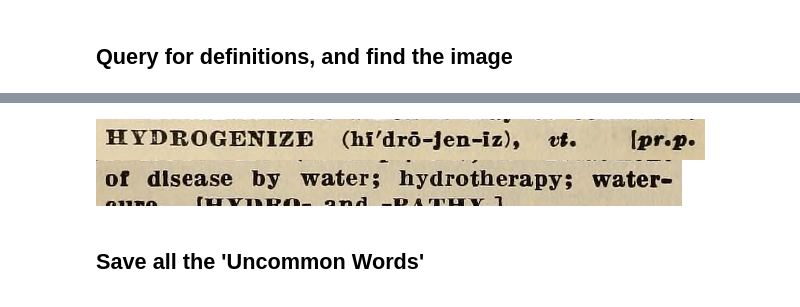
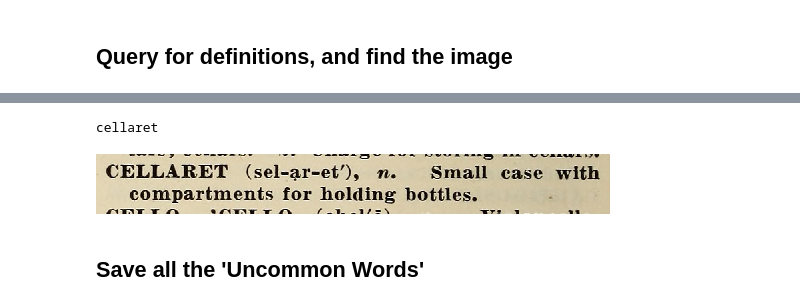
Before and after one commit to organisciak/unusual-words, a Jupyter notebook: ipynb/Uncommon Words 2.ipynb, the cells around one changed output, grey strips where cells are left out. Drawn from its saved outputs; the diff is of its cells as text; code cells hidden in the pictures.

```diff
--- a/ipynb/Uncommon Words 2.ipynb
+++ b/ipynb/Uncommon Words 2.ipynb
@@ -108,42 +107,19 @@ match
 # %%
 _debug = True
-# %%
-def img_from_row(row, hpad=6, wpad=25):
-    ''' Input: series'''
-    path = path_pattern.format(row['pagenum'])
-    img_file = Image.open(path)
-    return img_file.crop((row['left']-wpad, row['top']-hpad, row['right']+wpad, row['bottom']+hpad))
-
-def img_from_match(matches, hpad=6, wpad=25):
-    ''' Potentially combine multiple rows'''
-    if len(matches) == 1:
-        img = img_from_row(matches.iloc[0], hpad=hpad, wpad=wpad)
-        return img
-    else:
-        hsize = (matches['bottom'] - matches['top']).sum() + 2*hpad
-        wsize = (matches['right'] - matches['left']).max() + 2*wpad
-
-        new_im = Image.new('RGB', (wsize, hsize),
-                           color=((0,0,255) if _debug else (255,255,255)))
-        y_offset = 0
-
-        for i, match in matches.iterrows():
-            img = img_from_row(match, hpad, wpad)
-            new_im.paste(img, (0, y_offset))
-            y_offset += img.height
-        return new_im
-
-#for i in range(0,20):
-#    word = uncommonwords.sample().values[0]
-#    match = query_definitions(word)
-#    img = img_from_match(match, hpad=0, wpad=0)
-#    print(img.size[0])
-
-word = uncommonwords.sample().values[0]
-match = query_definitions('HYDROGENIZE')
-img_from_match(match, 10, 10)
-# %% [output]
-[figure, removed]
+# %%
+#for i in range(0,20):
+#    word = uncommonwords.sample().values[0]
+#    match = query_definitions(word)
+#    img = img_from_match(match, hpad=0, wpad=0)
+#    print(img.size[0])
+
+word = uncommonwords.sample().values[0]
+print(word)
+match = query_definitions(word.upper())
+img_from_match(match, 10, 10, _debug=_debug)
+# %% [output]
+cellaret
+[figure, added]
 # %% [markdown]
 ## Save all the 'Uncommon Words'
 # %%
```
Also changed, not shown: parts of 24 cells of this notebook, 4 other files.
